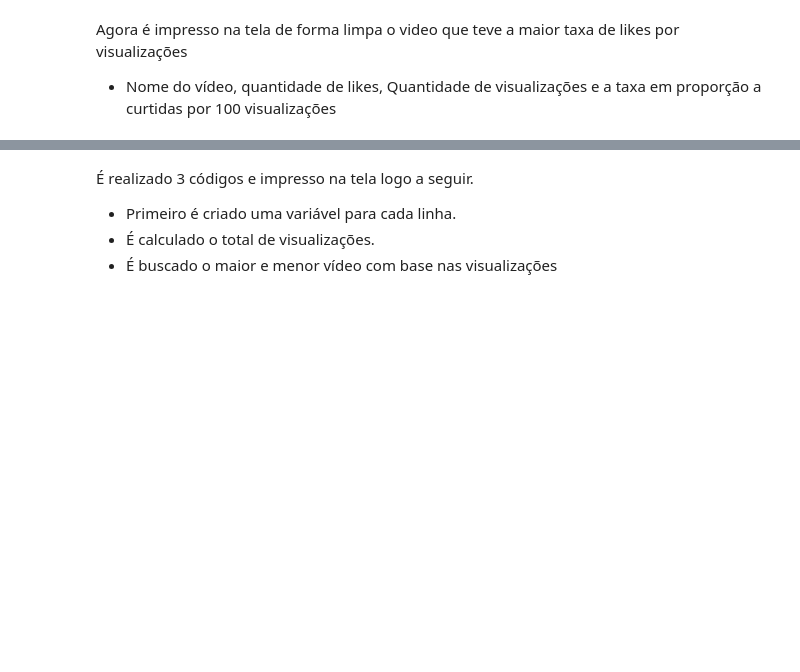
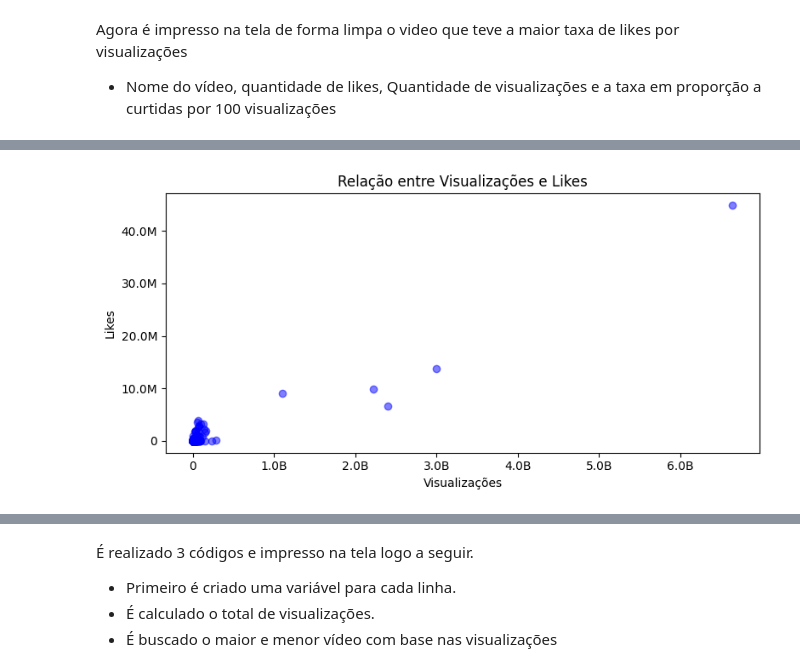
Before and after one commit to RyandroTavares/Codigo-DataFrame, a Jupyter notebook: Configuracao.ipynb, the cells around one changed output, grey strips where cells are left out. Saved outputs shown, nothing was run; the diff lists cells and outputs as text; code cells hidden in the pictures; blank space fills up the shorter version.

Commit message:
Atualização v2.0
Atualizado o código para entrega da fase 2

```diff
--- a/Configuracao.ipynb
+++ b/Configuracao.ipynb
@@ -410,0 +673,30 @@ Name: 871, dtype: object
+# %%
+# PARTE 1
+def formatarvalor(valor, pos):
+    if valor >= 1_000_000_000:
+        return f'{valor/1_000_000_000:.1f}B'
+    elif valor >= 1_000_000:
+        return f'{valor/1_000_000:.1f}M'
+    elif valor >= 1_000:
+        return f'{valor/1_000:.0f}K'
+    else:
+        return int(valor)
+
+# PARTE 2
+plt.figure(figsize=(8, 4))
+plt.scatter(df['Video views'], df['Likes'], alpha=0.5, color='blue')
+
+# PARTE 3
+plt.title('Relação entre Visualizações e Likes')
+plt.xlabel('Visualizações')
+plt.ylabel('Likes')
+
+# PARTE 4
+plt.gca().xaxis.set_major_formatter(mtick.FuncFormatter(formatarvalor))
+plt.gca().yaxis.set_major_formatter(mtick.FuncFormatter(formatarvalor))
+
+# PARTE 5
+plt.tight_layout()
+plt.show()
+# %% [output]
+[figure, added]
```
Also changed, not shown: parts of 57 cells of this notebook.
